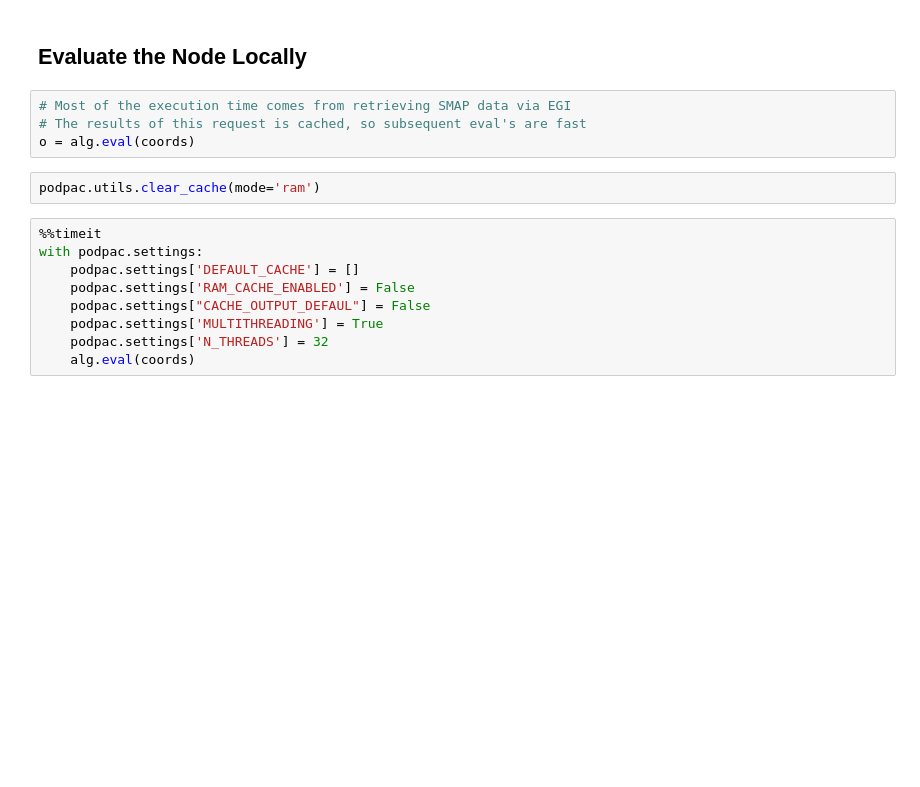
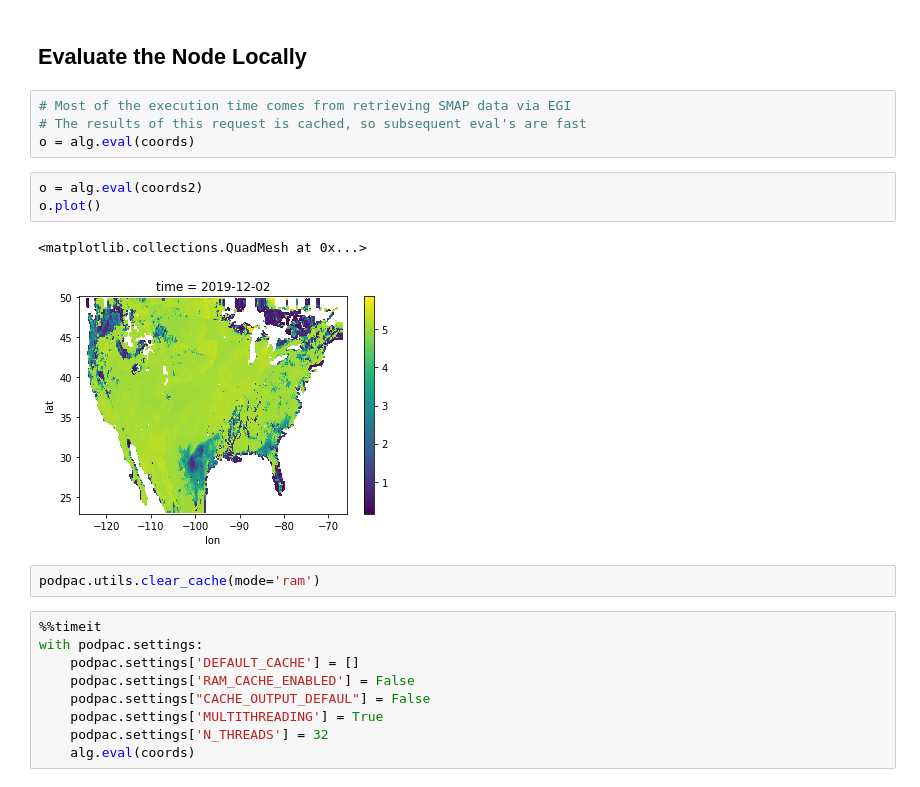
Before and after one commit to creare-com/podpac-drought-monitor, a Jupyter notebook: notebooks/Drought-Monitor-Pipeline.ipynb, the cells around one changed output. Drawn from its saved outputs; the diff is of its cells as text; blank space fills up the shorter version.

```diff
--- a/notebooks/Drought-Monitor-Pipeline.ipynb
+++ b/notebooks/Drought-Monitor-Pipeline.ipynb
@@ -108,6 +136,12 @@ coords = podpac.Coordinates([43, -72,
 # Most of the execution time comes from retrieving SMAP data via EGI
 # The results of this request is cached, so subsequent eval's are fast
 o = alg.eval(coords)
+# %%
+o = alg.eval(coords2)
+o.plot()
+# %% [output]
+<matplotlib.collections.QuadMesh at 0x...>
+[figure, added]
 # %%
 podpac.utils.clear_cache(mode='ram')
 # %%
```
Also changed, not shown: parts of 12 cells of this notebook, 2 other files.
